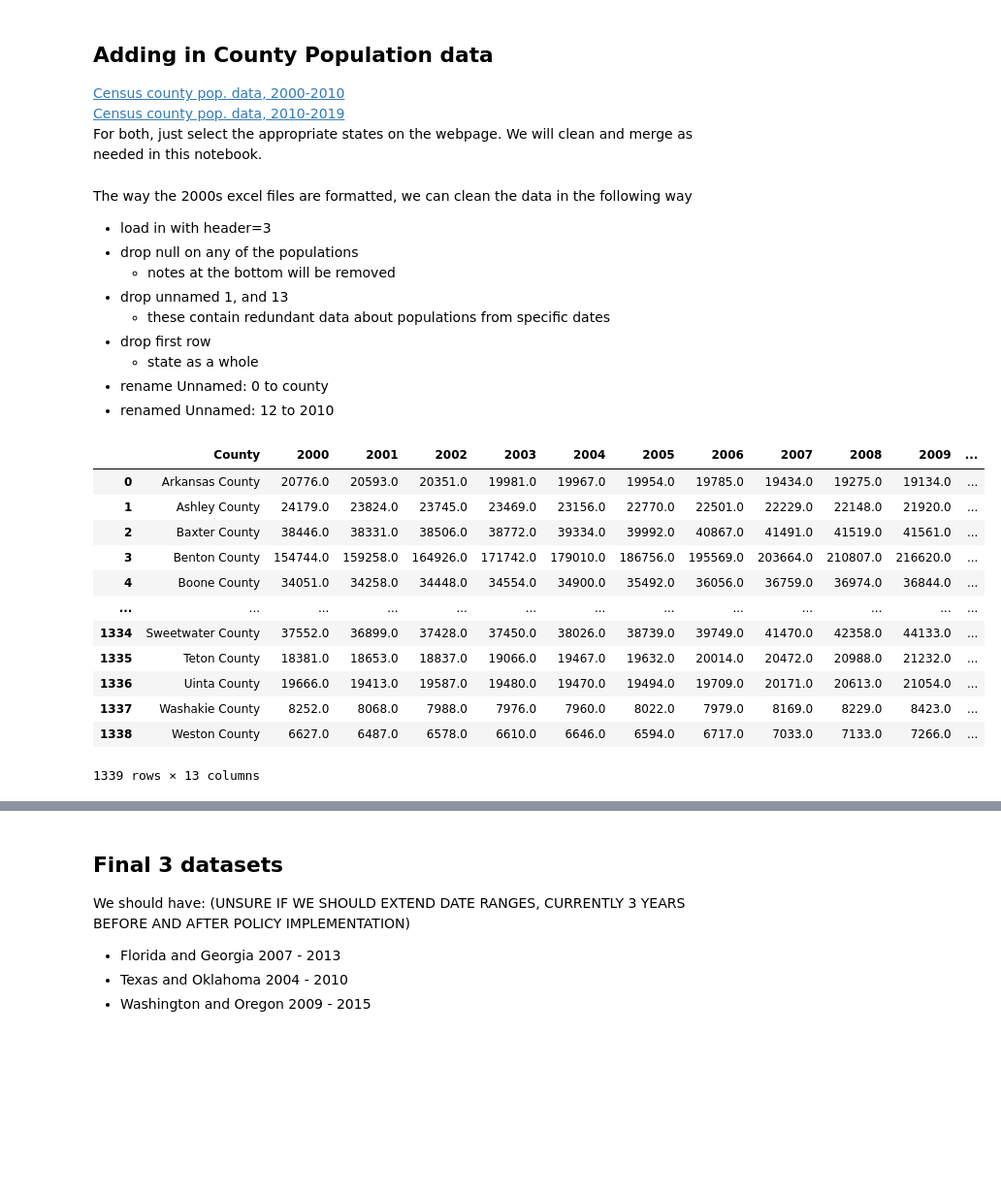
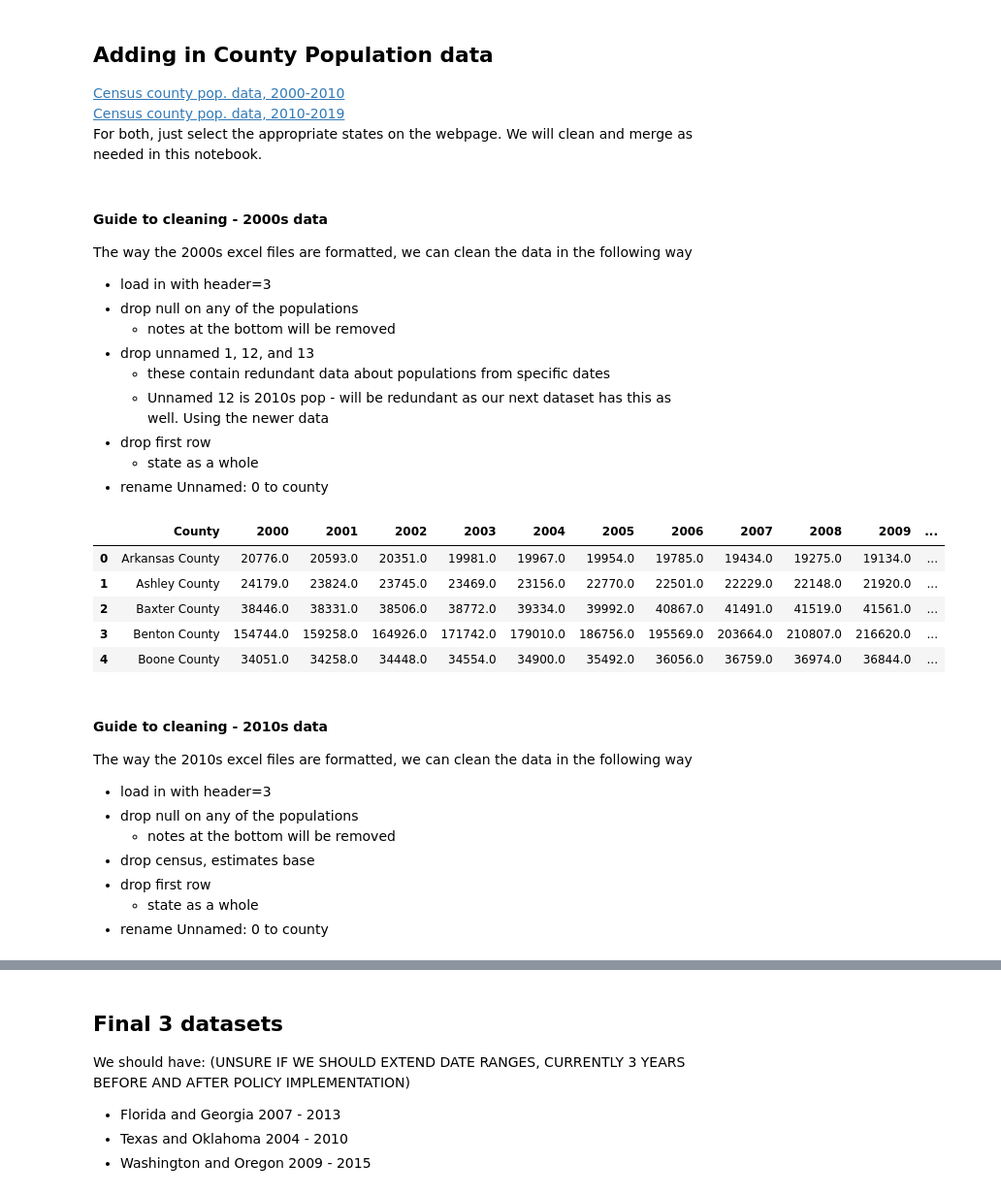
Before and after one commit to abzdel/Opioid-Analysis, a Jupyter notebook: 02_clean_data.ipynb, the cells around one changed output, grey strips where cells are left out. Shown: that part at 97% size. Cells and saved outputs as stored; diff of their text form; code cells hidden in the pictures; blank space fills up the shorter version.

```diff
--- a/02_clean_data.ipynb
+++ b/02_clean_data.ipynb
@@ -191,17 +192,19 @@ df_cause_of_death.to_csv("05_cleaned_data/cause_of_death_clean.csv", index=False
 [Census county pop. data, 2010-2019](https://www.census.gov/data/datasets/time-series/demo/popest/2010s-counties-total.html)<br>
 For both, just select the appropriate states on the webpage. We will clean and merge as needed in this notebook.
 # %% [markdown]
+#### Guide to cleaning - 2000s data
+
 The way the 2000s excel files are formatted, we can clean the data in the following way
 
 - load in with header=3
 - drop null on any of the populations
     - notes at the bottom will be removed
-- drop unnamed 1, and 13
+- drop unnamed 1, 12, and 13
     - these contain redundant data about populations from specific dates
+    - Unnamed 12 is 2010s pop - will be redundant as our next dataset has this as well. Using the newer data
 - drop first row
     - state as a whole
 - rename Unnamed: 0 to county
-- renamed Unnamed: 12 to 2010
 # %%
 pops00 = pd.DataFrame()
 
@@ -212,42 +215,49 @@ filenames = glob.glob(path + "*.xls")
 
 for f in filenames:
 
-    temp = pd.read_excel(f, header=3)
+    # read in current file with header = 3
+    temp = pd.read_excel(f, header = 3)
 
     # regex to pull out state from filename
     r = re.search("(2000s)(.)(\w+)", f)[3]
     temp["State"] = r[:2].upper()
 
     # drop null on any of the years
     temp.dropna(subset=[2000], inplace=True)
 
     #drop useless columns
-    temp.drop(columns={"Unnamed: 1", "Unnamed: 13"}, inplace=True)
+    temp.drop(columns={"Unnamed: 1", "Unnamed: 12", "Unnamed: 13"}, inplace=True)
 
     # drop first row
     temp = temp.iloc[1:, :]
 
     # rename some cols
-    temp.rename(columns={"Unnamed: 0": "County", "Unnamed: 12": 2010}, inplace=True)
+    temp.rename(columns={"Unnamed: 0": "County"}, inplace=True)
 
     # remove period at beginning of each county
     temp["County"] = temp["County"].apply(lambda x: x[1:])
 
     pops00 = pd.concat([pops00, temp], axis=0, ignore_index=True)
 
-pops00
+# quick peek at the data
+pops00.head()
 # %% [output]
 |  | County | 2000 | 2001 | 2002 | 2003 | 2004 | 2005 | 2006 | 2007 | 2008 | 2009 | ... |
 | 0 | Arkansas County | 20776.0 | 20593.0 | 20351.0 | 19981.0 | 19967.0 | 19954.0 | 19785.0 | 19434.0 | 19275.0 | 19134.0 | ... |
 | 1 | Ashley County | 24179.0 | 23824.0 | 23745.0 | 23469.0 | 23156.0 | 22770.0 | 22501.0 | 22229.0 | 22148.0 | 21920.0 | ... |
 | 2 | Baxter County | 38446.0 | 38331.0 | 38506.0 | 38772.0 | 39334.0 | 39992.0 | 40867.0 | 41491.0 | 41519.0 | 41561.0 | ... |
 | 3 | Benton County | 154744.0 | 159258.0 | 164926.0 | 171742.0 | 179010.0 | 186756.0 | 195569.0 | 203664.0 | 210807.0 | 216620.0 | ... |
 | 4 | Boone County | 34051.0 | 34258.0 | 34448.0 | 34554.0 | 34900.0 | 35492.0 | 36056.0 | 36759.0 | 36974.0 | 36844.0 | ... |
-| ... | ... | ... | ... | ... | ... | ... | ... | ... | ... | ... | ... | ... |
-| 1334 | Sweetwater County | 37552.0 | 36899.0 | 37428.0 | 37450.0 | 38026.0 | 38739.0 | 39749.0 | 41470.0 | 42358.0 | 44133.0 | ... |
-| 1335 | Teton County | 18381.0 | 18653.0 | 18837.0 | 19066.0 | 19467.0 | 19632.0 | 20014.0 | 20472.0 | 20988.0 | 21232.0 | ... |
-| 1336 | Uinta County | 19666.0 | 19413.0 | 19587.0 | 19480.0 | 19470.0 | 19494.0 | 19709.0 | 20171.0 | 20613.0 | 21054.0 | ... |
-| 1337 | Washakie County | 8252.0 | 8068.0 | 7988.0 | 7976.0 | 7960.0 | 8022.0 | 7979.0 | 8169.0 | 8229.0 | 8423.0 | ... |
-| 1338 | Weston County | 6627.0 | 6487.0 | 6578.0 | 6610.0 | 6646.0 | 6594.0 | 6717.0 | 7033.0 | 7133.0 | 7266.0 | ... |
-1339 rows × 13 columns
+# %% [markdown]
+#### Guide to cleaning - 2010s data
+
+The way the 2010s excel files are formatted, we can clean the data in the following way
+
+- load in with header=3
+- drop null on any of the populations
+    - notes at the bottom will be removed
+- drop census, estimates base
+- drop first row
+    - state as a whole
+- rename Unnamed: 0 to county
 # %%
```
Also changed, not shown: parts of 7 cells of this notebook.
